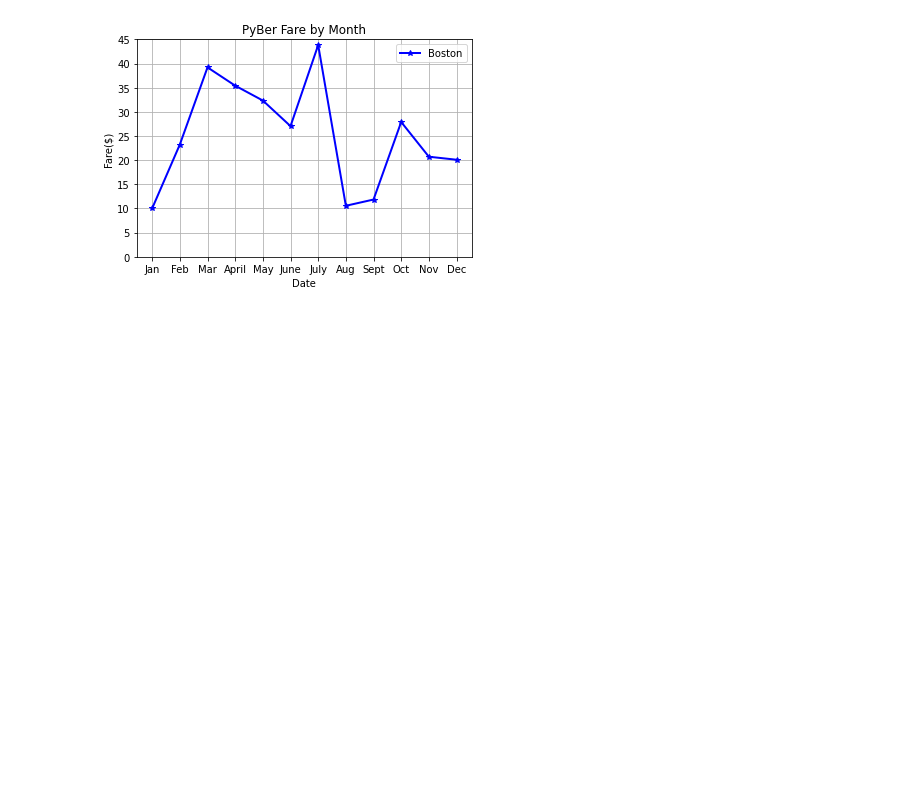
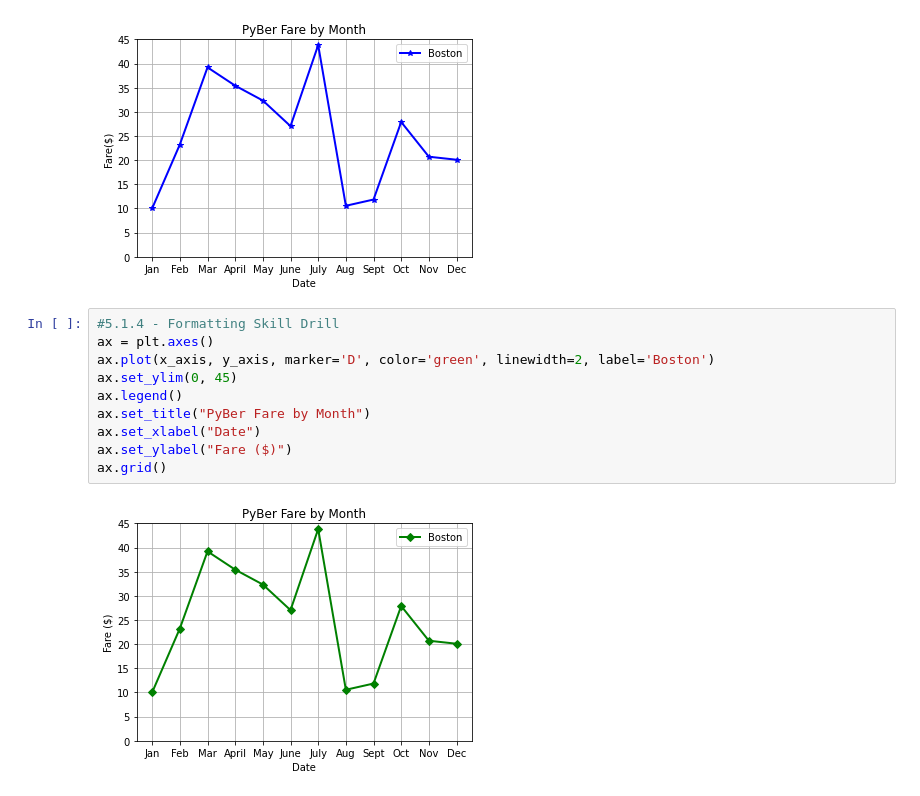
Before and after one commit to Super-Manda/PyBer_Analysis, a Jupyter notebook: Untitled.ipynb, the cells around one changed output. Drawn from its saved outputs; the diff is of its cells as text; blank space fills up the shorter version.

```diff
--- a/Untitled.ipynb
+++ b/Untitled.ipynb
@@ -86,3 +86,15 @@ plt.legend()
 # %% [output]
 <matplotlib.legend.Legend at 0x...>
 [figure]
+# %%
+#5.1.4 - Formatting Skill Drill
+ax = plt.axes()
+ax.plot(x_axis, y_axis, marker='D', color='green', linewidth=2, label='Boston')
+ax.set_ylim(0, 45)
+ax.legend()
+ax.set_title("PyBer Fare by Month")
+ax.set_xlabel("Date")
+ax.set_ylabel("Fare ($)")
+ax.grid()
+# %% [output]
+[figure, added]
```
Also changed, not shown: parts of 12 cells of this notebook.
